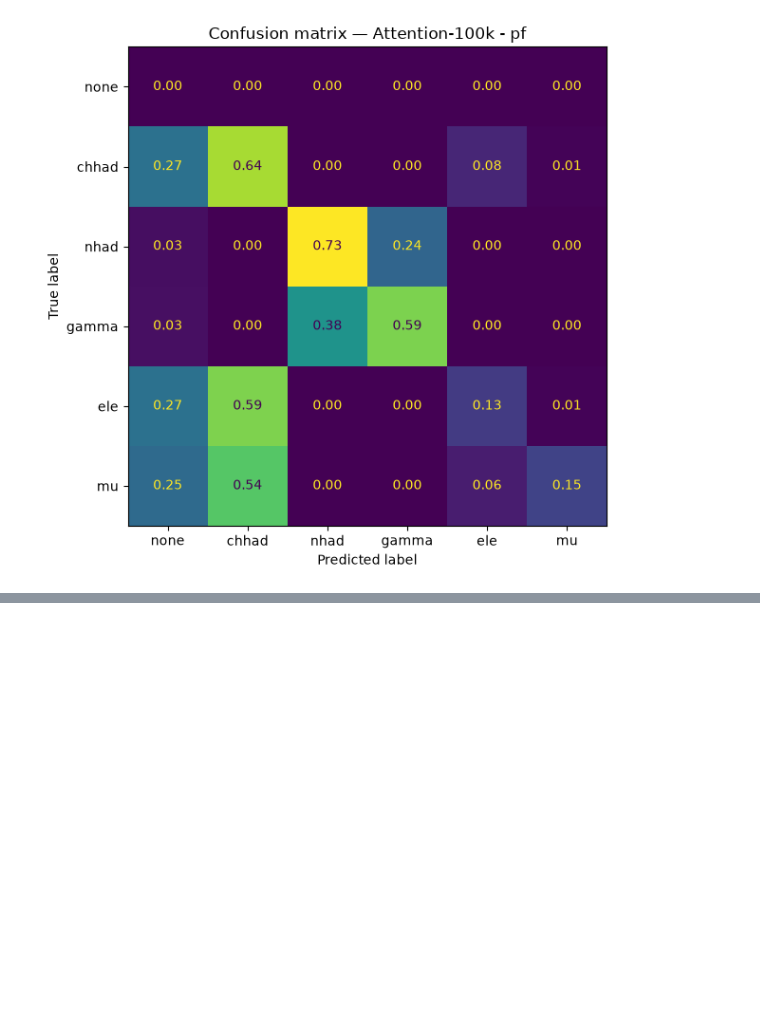
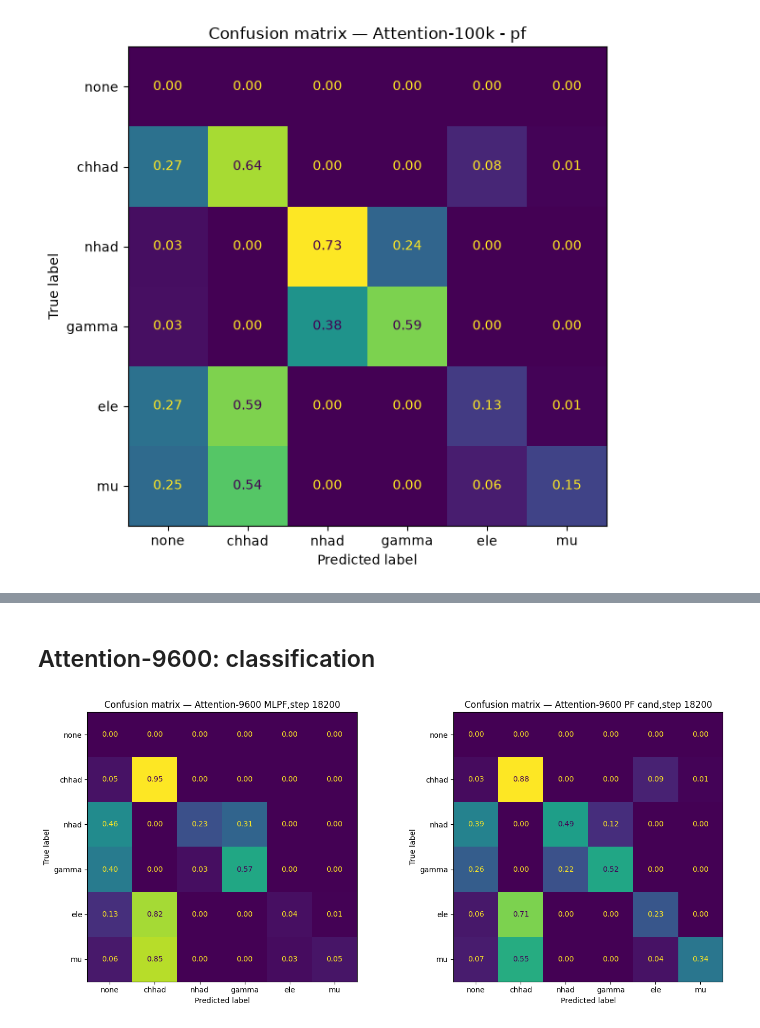
Before and after one commit to TNYASIN/particleflow, a Jupyter notebook: notebooks/muon-predictions.ipynb, the cells around one changed output, grey strips where cells are left out. Saved outputs shown, nothing was run; the diff lists cells and outputs as text; code cells hidden in the pictures; blank space fills up the shorter version.

```diff
--- a/notebooks/muon-predictions.ipynb
+++ b/notebooks/muon-predictions.ipynb
@@ -370,0 +482,13 @@ plt.show()
+# %% [markdown]
+## Attention-9600: classification
+# %%
+# confusion matrices (rows = true class, normalized per row; true "none" excluded)
+fig, axes = plt.subplots(1, 2, figsize=(14, 6))
+for ax, pred, title in zip(axes, [pred_j, cand_j], [f"{LABEL_J} MLPF", f"{LABEL_J} PF cand"]):
+    ConfusionMatrixDisplay(make_cm(target_j, pred), display_labels=CLASS_NAMES).plot(
+        ax=ax, colorbar=False, values_format=".2f")
+    ax.set_title(f"Confusion matrix — {title},step 18200")
+plt.tight_layout()
+plt.show()
+# %% [output]
+[figure, added]
```
Also changed, not shown: parts of 11 cells of this notebook, 8 other files.
